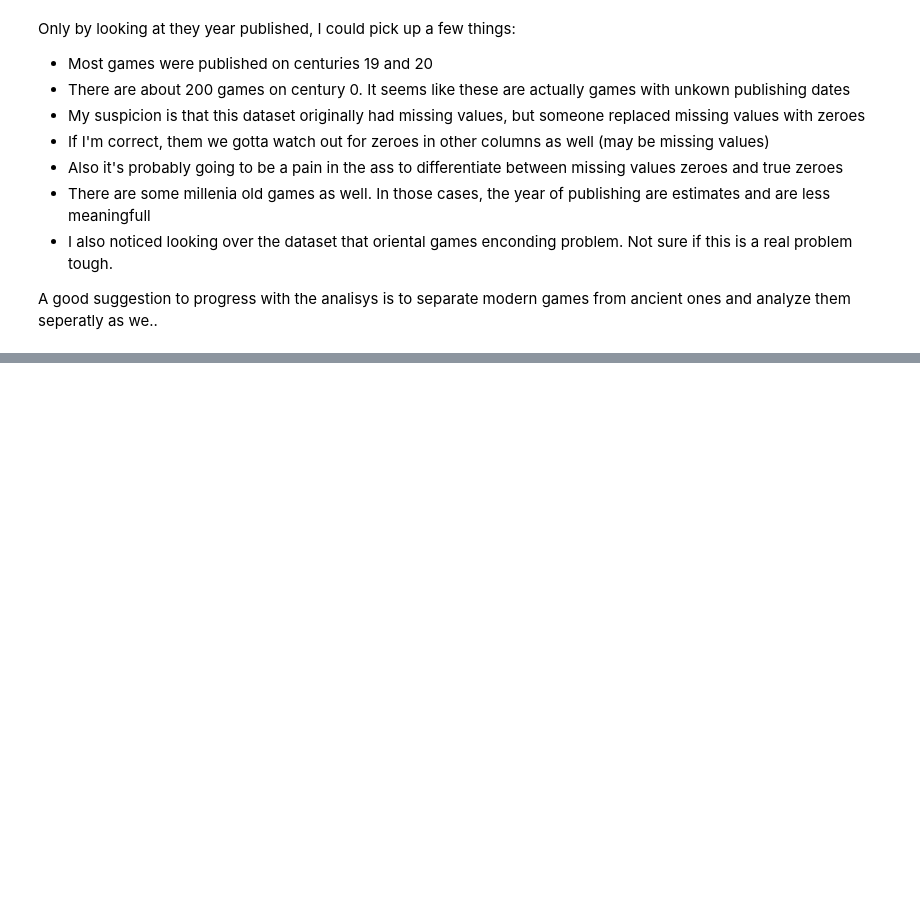
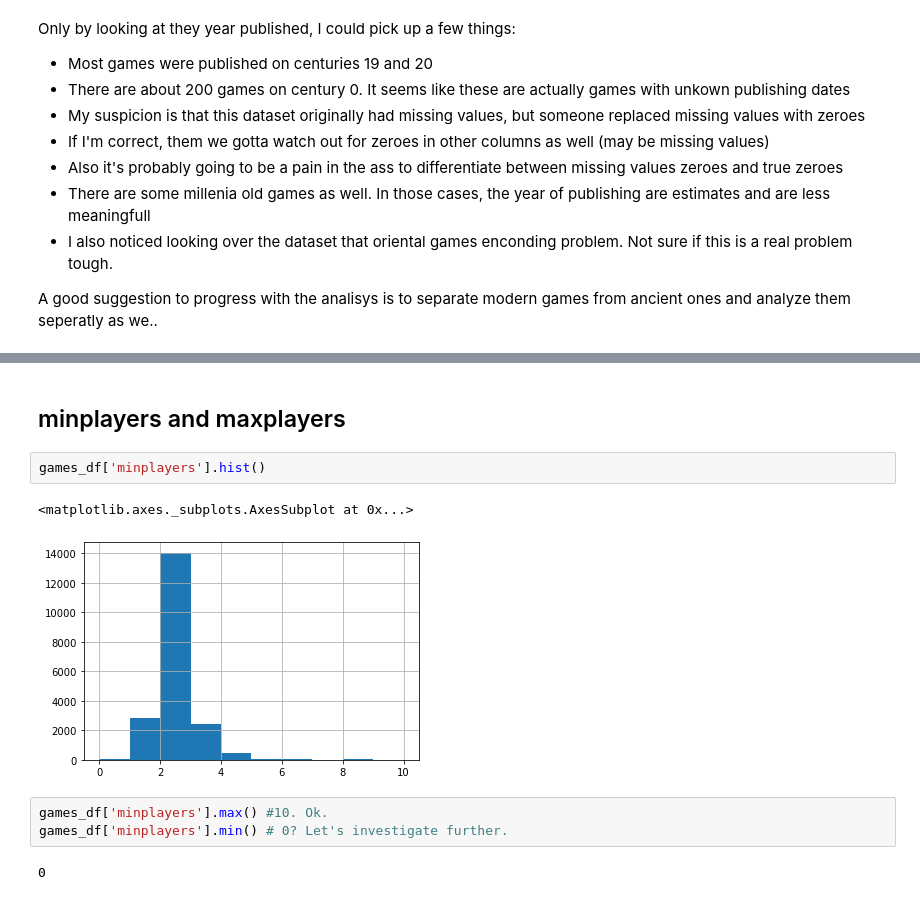
Before and after one commit to atiagosoares/board_games_analisys, a Jupyter notebook: eda.ipynb, the cells around one changed output, grey strips where cells are left out. Cells and saved outputs as stored; diff of their text form; blank space fills up the shorter version.

```diff
--- a/eda.ipynb
+++ b/eda.ipynb
@@ -148,0 +225,12 @@ A good suggestion to progress with the analisys is to separate modern games from
+# %% [markdown]
+## minplayers and maxplayers
+# %%
+games_df['minplayers'].hist()
+# %% [output]
+<matplotlib.axes._subplots.AxesSubplot at 0x...>
+[figure, added]
+# %%
+games_df['minplayers'].max() #10. Ok.
+games_df['minplayers'].min() # 0? Let's investigate further.
+# %% [output]
+0
```
Also changed, not shown: parts of 28 cells of this notebook.
